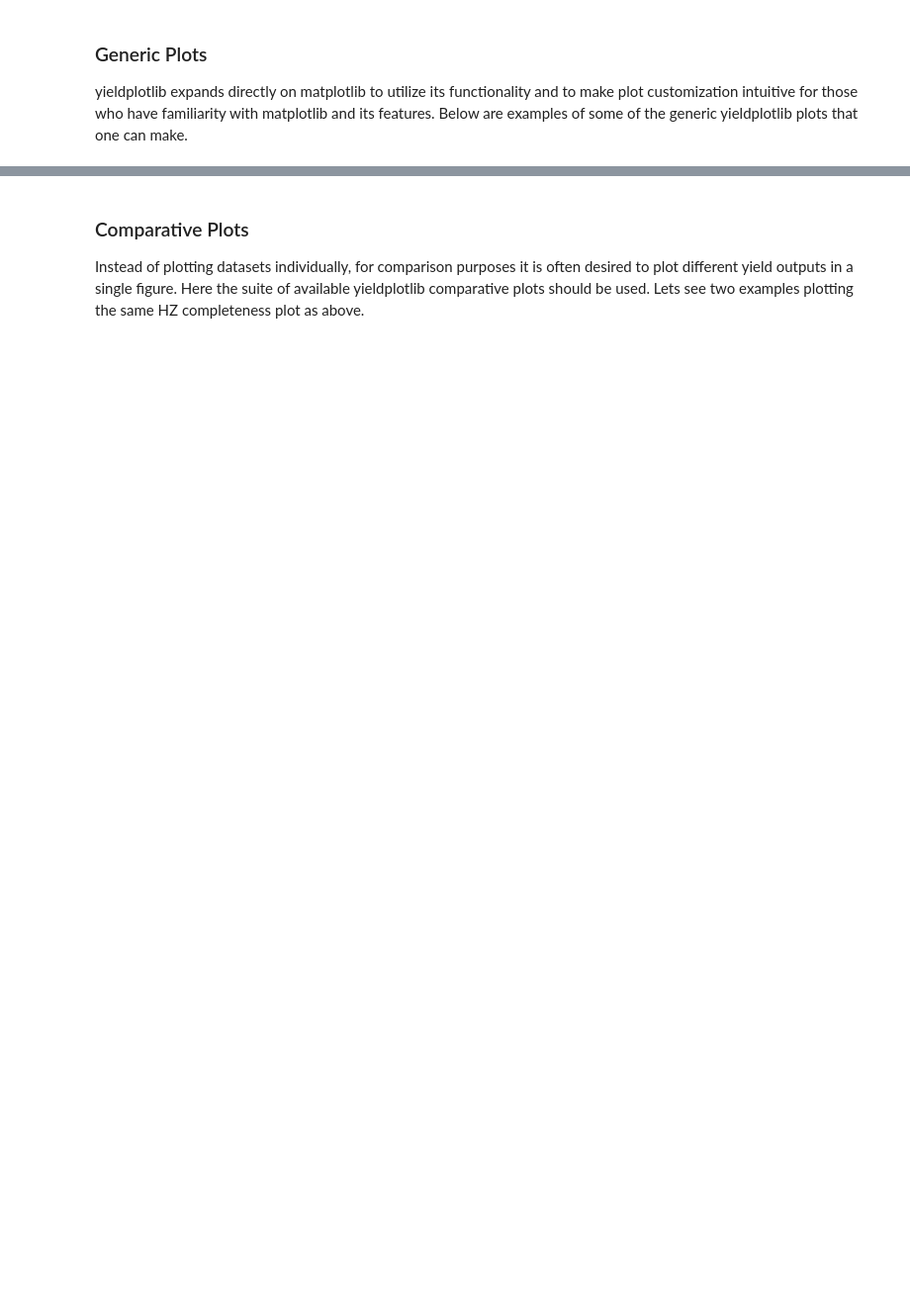
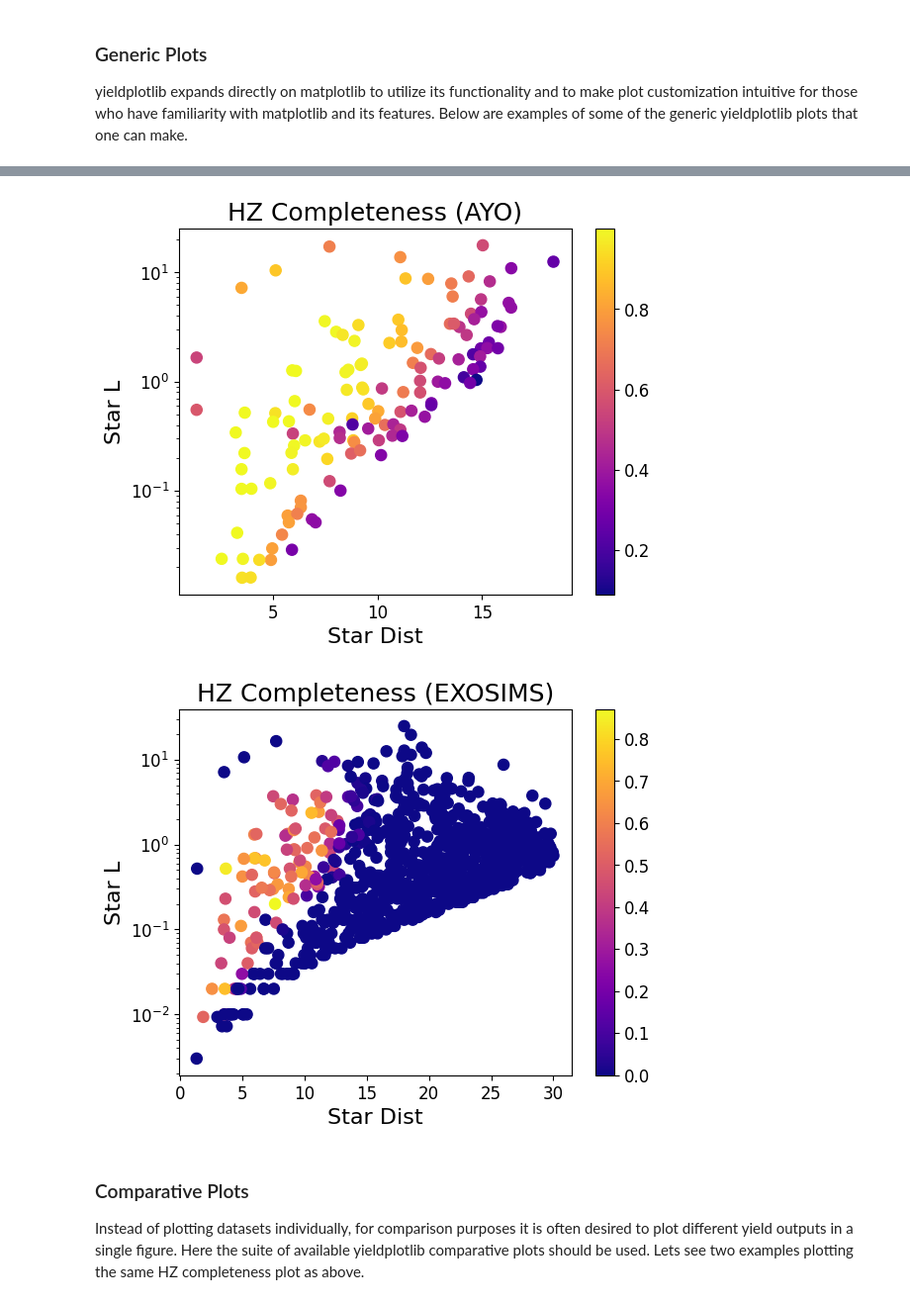
Before and after one commit to HWO-Yield-Visualizations/yieldplotlib, a Jupyter notebook: docs/tutorials/yieldplotlib_tutorial.ipynb, the cells around one changed output, grey strips where cells are left out. Shown at 99% size. Cells and saved outputs as stored; diff of their text form; code cells hidden in the pictures; blank space fills up the shorter version.

```diff
--- a/docs/tutorials/yieldplotlib_tutorial.ipynb
+++ b/docs/tutorials/yieldplotlib_tutorial.ipynb
@@ -81,15 +116,20 @@ ax.set_title("Distribution of Stellar Distances")
 # %%
 # Scatter Plots
-
 fig, ax = plt.subplots()
 data = ax.ypl_scatter(ayo, x="star_dist", y="star_L", c="star_comp_det")
 ax.set_title("HZ Completeness (AYO)")
+ax.set_yscale("log")
 plt.colorbar(data)
 
 fig, ax = plt.subplots()
 data = ax.ypl_scatter(exosims, x="star_dist", y="star_L", c="star_comp_det")
 ax.set_title("HZ Completeness (EXOSIMS)")
+ax.set_yscale("log")
 plt.colorbar(data)
+plt.show()
+# %% [output]
+[figure, added]
+[figure, added]
 # %% [markdown]
 ### Comparative Plots
 
```
Also changed, not shown: parts of 13 cells of this notebook.
